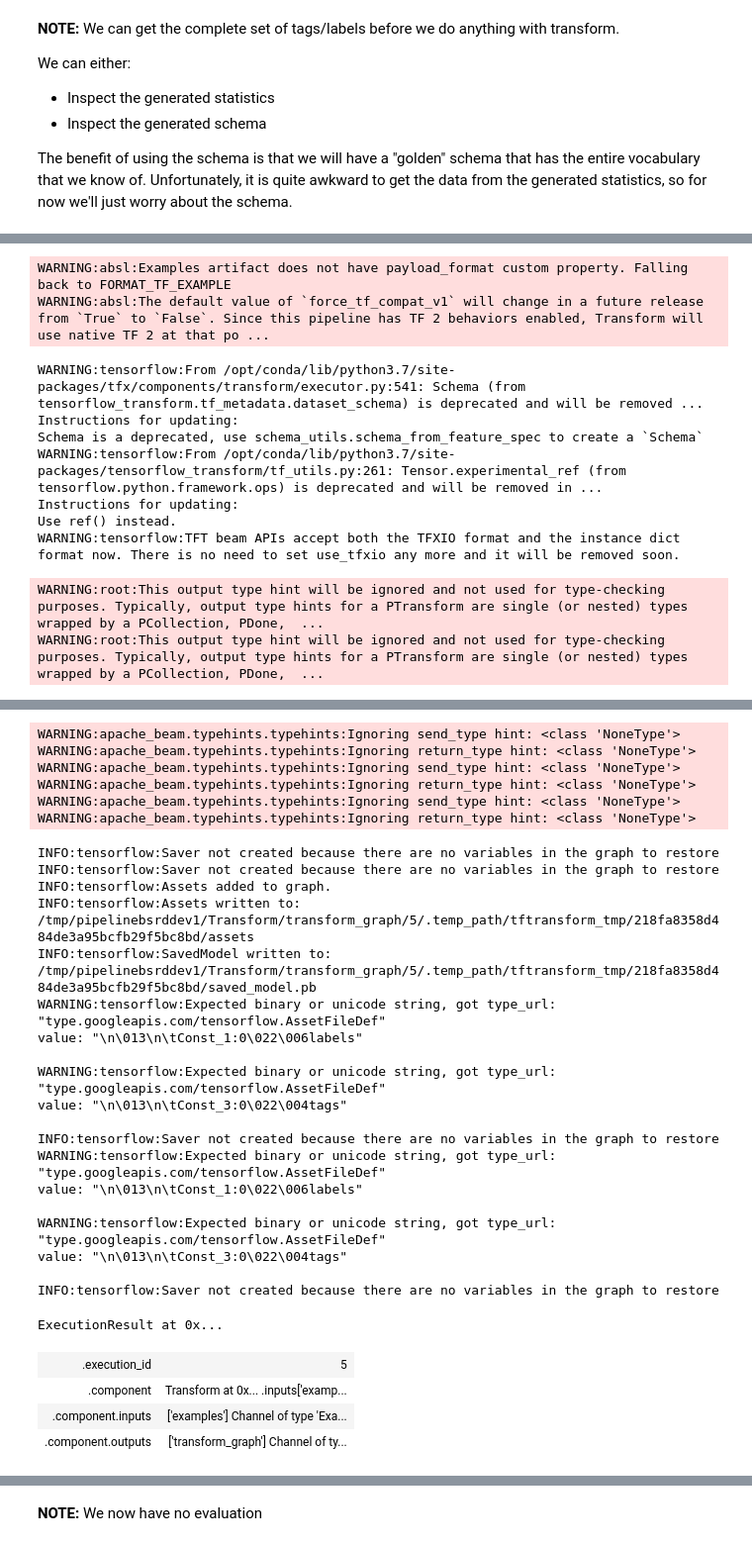
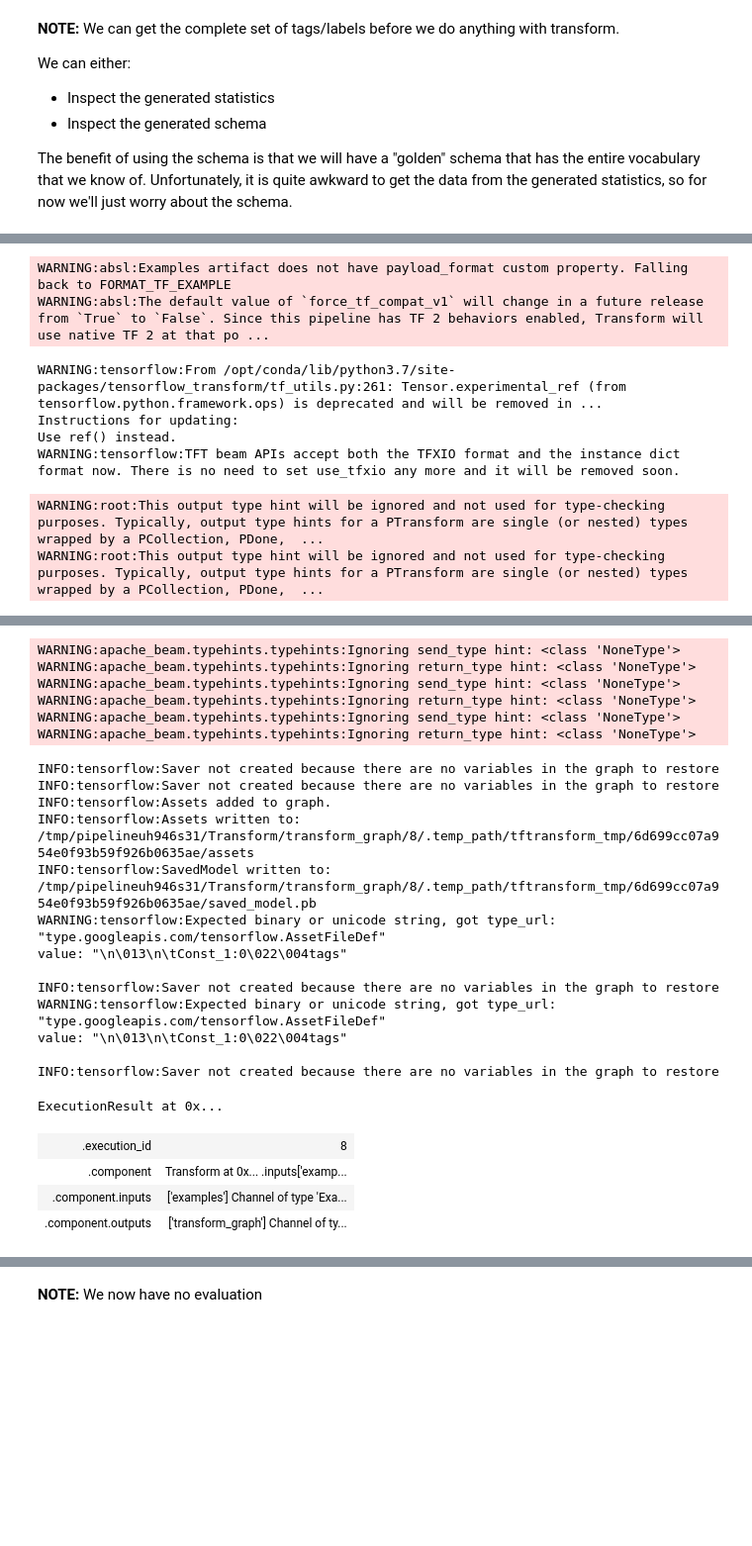
Before and after one commit to EdwardCuiPeacock/nbcu-metadata-enhancement, a Jupyter notebook: training/notebooks/Interactive_TFX.ipynb, the cells around one changed output, grey strips where cells are left out. Shown at 99% size. Drawn from its saved outputs; the diff is of its cells as text; code cells hidden in the pictures; blank space fills up the shorter version.

Commit message:
Update schema and interactive notebook for new data (#13)
Co-authored-by: Thomas Gaddy <thomas.gaddy@datatonic.com>

```diff
--- a/training/notebooks/Interactive_TFX.ipynb
+++ b/training/notebooks/Interactive_TFX.ipynb
@@ -325,3 +219,5 @@ number_of_unique_labels
+# %%
+num_unique_labels = 128
 # %%
 !mkdir ../src/schema/
 # %%
@@ -377,20 +274,17 @@ Writing transform.py
 # %%
 transform_config = {
-    'NUM_LABELS': number_of_unique_labels
+    'num_labels': num_unique_labels
 }
 transform = Transform(
     examples=example_gen.outputs['examples'],
     schema=infer_schema.outputs['schema'],
-    module_file='./transform.py',
+    module_file='./transform_1.py',
     custom_config=transform_config
 )
 context.run(transform)
 # %% [output]
 WARNING:absl:Examples artifact does not have payload_format custom property. Falling back to FORMAT_TF_EXAMPLE
 WARNING:absl:The default value of `force_tf_compat_v1` will change in a future release from `True` to `False`. Since this pipeline has TF 2 behaviors enabled, Transform will use native TF 2 at that po ...
-WARNING:tensorflow:From /opt/conda/lib/python3.7/site-packages/tfx/components/transform/executor.py:541: Schema (from tensorflow_transform.tf_metadata.dataset_schema) is deprecated and will be removed ...
-Instructions for updating:
-Schema is a deprecated, use schema_utils.schema_from_feature_spec to create a `Schema`
 WARNING:tensorflow:From /opt/conda/lib/python3.7/site-packages/tensorflow_transform/tf_utils.py:261: Tensor.experimental_ref (from tensorflow.python.framework.ops) is deprecated and will be removed in ...
 Instructions for updating:
 Use ref() instead.
@@ -416,31 +310,25 @@ INFO:tensorflow:SavedModel written to: /tmp/pipelinebsrddev1/Transform/transform
 WARNING:tensorflow:Tensorflow version (2.4.1) found. Note that Tensorflow Transform support for TF 2.0 is currently in beta, and features such as tf.function may not work as intended.
 WARNING:apache_beam.typehints.typehints:Ignoring send_type hint: <class 'NoneType'>
 WARNING:apache_beam.typehints.typehints:Ignoring return_type hint: <class 'NoneType'>
 WARNING:apache_beam.typehints.typehints:Ignoring send_type hint: <class 'NoneType'>
 WARNING:apache_beam.typehints.typehints:Ignoring return_type hint: <class 'NoneType'>
 WARNING:apache_beam.typehints.typehints:Ignoring send_type hint: <class 'NoneType'>
 WARNING:apache_beam.typehints.typehints:Ignoring return_type hint: <class 'NoneType'>
 INFO:tensorflow:Saver not created because there are no variables in the graph to restore
 INFO:tensorflow:Saver not created because there are no variables in the graph to restore
 INFO:tensorflow:Assets added to graph.
-INFO:tensorflow:Assets written to: /tmp/pipelinebsrddev1/Transform/transform_graph/5/.temp_path/tftransform_tmp/218fa8358d484de3a95bcfb29f5bc8bd/assets
-INFO:tensorflow:SavedModel written to: /tmp/pipelinebsrddev1/Transform/transform_graph/5/.temp_path/tftransform_tmp/218fa8358d484de3a95bcfb29f5bc8bd/saved_model.pb
+INFO:tensorflow:Assets written to: /tmp/pipelineuh946s31/Transform/transform_graph/8/.temp_path/tftransform_tmp/6d699cc07a954e0f93b59f926b0635ae/assets
+INFO:tensorflow:SavedModel written to: /tmp/pipelineuh946s31/Transform/transform_graph/8/.temp_path/tftransform_tmp/6d699cc07a954e0f93b59f926b0635ae/saved_model.pb
 WARNING:tensorflow:Expected binary or unicode string, got type_url: "type.googleapis.com/tensorflow.AssetFileDef"
-value: "\n\013\n\tConst_1:0\022\006labels"
-
-WARNING:tensorflow:Expected binary or unicode string, got type_url: "type.googleapis.com/tensorflow.AssetFileDef"
-value: "\n\013\n\tConst_3:0\022\004tags"
+value: "\n\013\n\tConst_1:0\022\004tags"
 
 INFO:tensorflow:Saver not created because there are no variables in the graph to restore
 WARNING:tensorflow:Expected binary or unicode string, got type_url: "type.googleapis.com/tensorflow.AssetFileDef"
-value: "\n\013\n\tConst_1:0\022\006labels"
-
-WARNING:tensorflow:Expected binary or unicode string, got type_url: "type.googleapis.com/tensorflow.AssetFileDef"
-value: "\n\013\n\tConst_3:0\022\004tags"
+value: "\n\013\n\tConst_1:0\022\004tags"
 
 INFO:tensorflow:Saver not created because there are no variables in the graph to restore
 ExecutionResult at 0x...
-| .execution_id | 5 |
+| .execution_id | 8 |
 | .component | Transform at 0x... .inputs['examp... |
 | .component.inputs | ['examples'] Channel of type 'Exa... |
 | .component.outputs | ['transform_graph'] Channel of ty... |
```
Also changed, not shown: parts of 28 cells of this notebook, 2 other files.
